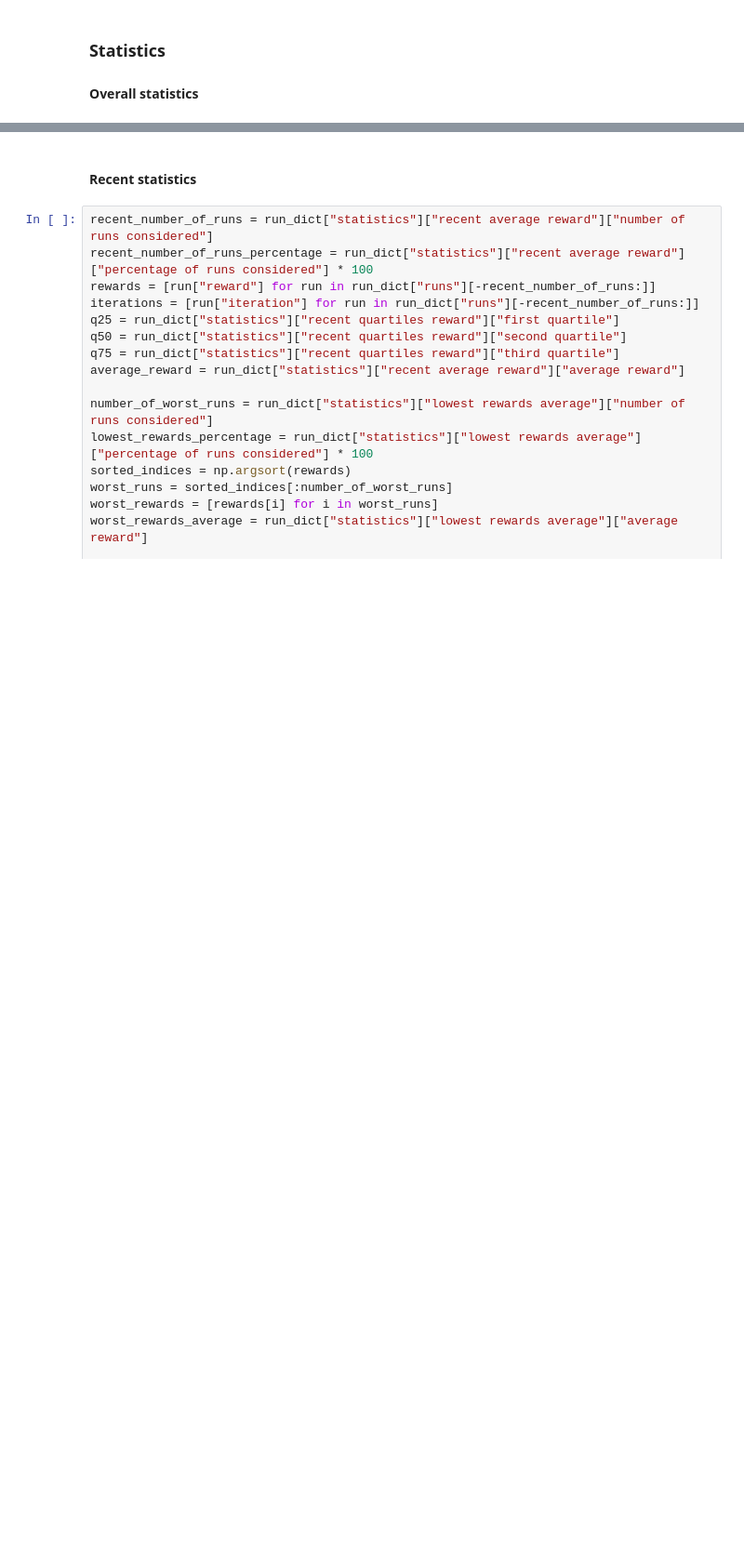
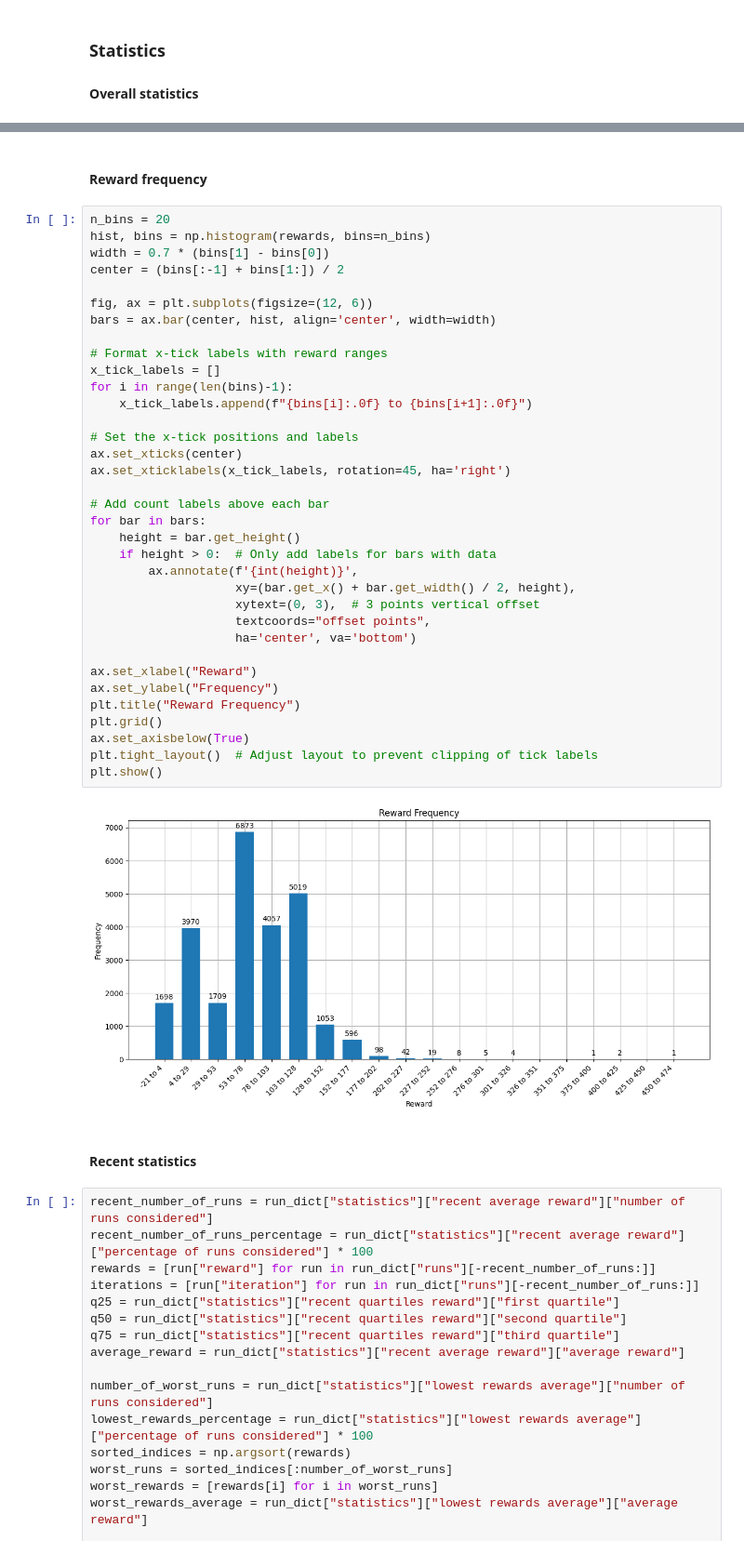
Before and after one commit to OscarJauffret/Tomate-Mozza, a Jupyter notebook: src/utils/plot_stats.ipynb, the cells around one changed output, grey strips where cells are left out. Shown at 93% size. Saved outputs shown, nothing was run; the diff lists cells and outputs as text; blank space fills up the shorter version.

```diff
--- a/src/utils/plot_stats.ipynb
+++ b/src/utils/plot_stats.ipynb
@@ -106,3 +106,42 @@ plt.show()
+# %% [markdown]
+#### Reward frequency
+# %%
+n_bins = 20
+hist, bins = np.histogram(rewards, bins=n_bins)
+width = 0.7 * (bins[1] - bins[0])
+center = (bins[:-1] + bins[1:]) / 2
+
+fig, ax = plt.subplots(figsize=(12, 6))
+bars = ax.bar(center, hist, align='center', width=width)
+
+# Format x-tick labels with reward ranges
+x_tick_labels = []
+for i in range(len(bins)-1):
+    x_tick_labels.append(f"{bins[i]:.0f} to {bins[i+1]:.0f}")
+
+# Set the x-tick positions and labels
+ax.set_xticks(center)
+ax.set_xticklabels(x_tick_labels, rotation=45, ha='right')
+
+# Add count labels above each bar
+for bar in bars:
+    height = bar.get_height()
+    if height > 0:  # Only add labels for bars with data
+        ax.annotate(f'{int(height)}',
+                    xy=(bar.get_x() + bar.get_width() / 2, height),
+                    xytext=(0, 3),  # 3 points vertical offset
+                    textcoords="offset points",
+                    ha='center', va='bottom')
+
+ax.set_xlabel("Reward")
+ax.set_ylabel("Frequency")
+plt.title("Reward Frequency")
+plt.grid()
+ax.set_axisbelow(True)
+plt.tight_layout()  # Adjust layout to prevent clipping of tick labels
+plt.show()
+# %% [output]
+[figure, added]
 # %% [markdown]
 #### Recent statistics
 # %%
```
Also changed, not shown: parts of 3 cells of this notebook, 1 other file.
